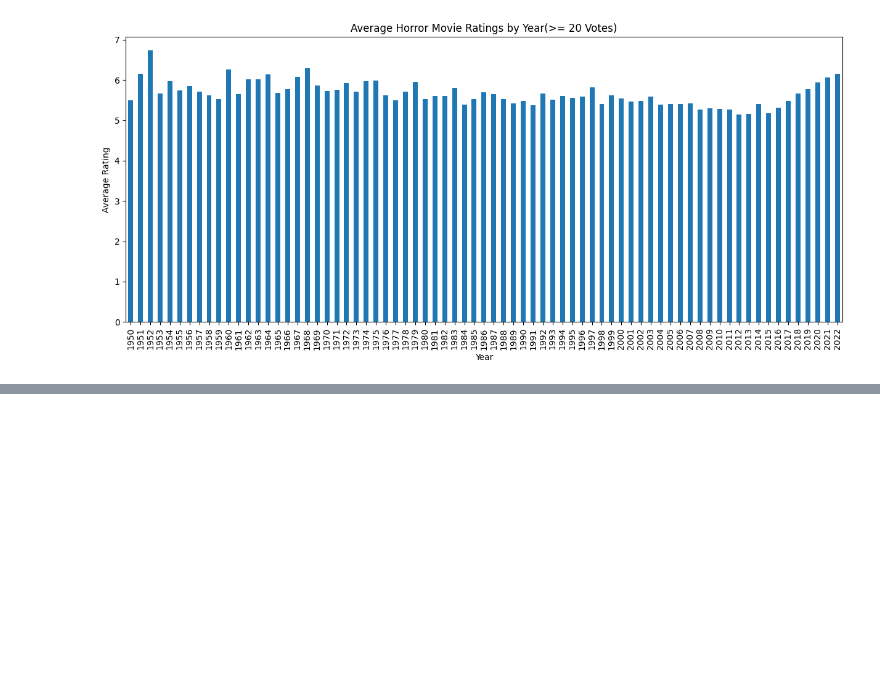
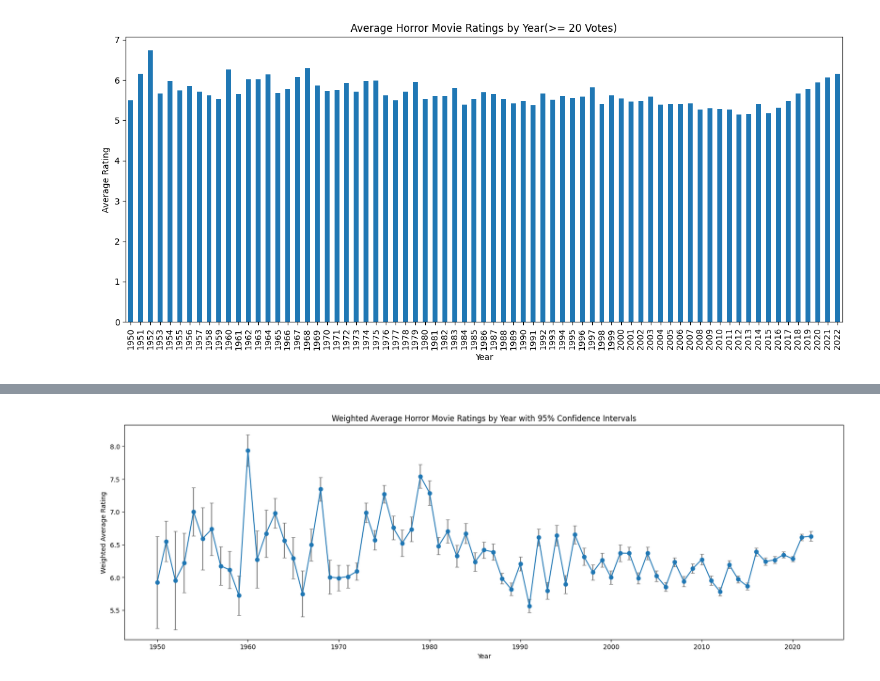
Before and after one commit to ashley-skidmore/horror_movie_playground, a Jupyter notebook: notebooks/horror_by_year.ipynb, the cells around one changed output, grey strips where cells are left out. Cells and saved outputs as stored; diff of their text form; code cells hidden in the pictures; blank space fills up the shorter version.

```diff
--- a/notebooks/horror_by_year.ipynb
+++ b/notebooks/horror_by_year.ipynb
@@ -291,0 +370,37 @@ plt.show()
+# %%
+#Defining a function to handle the weighted mean
+def weighted_mean(x): #x is a subset of the grouped DataFrame representing the rows for each year
+    return np.average(x['vote_average'], weights=x['vote_count']) #For each movie, we're multiplying the 'vote_average' by the 'vote_count' and dividing by the total votes for the year
+
+#Group by year and apply the function to the new variable
+grouped = horror_filtered.groupby('year')
+weighted_means = grouped.apply(weighted_mean)
+
+#Define a function to calculate weighted standard error
+def weighted_se(x):
+    #assigns 'weights' the value of votes per year
+    weights = x['vote_count']
+    #calculating a weighted average of x['vote_average'] using its value in 'weights'
+    average = np.average(x['vote_average'], weights=weights)
+    #calculating the difference between each rating and its weighted rating, squaring to eliminate negatives and emphasize large differences, then calculating an average
+    variance = np.average((x['vote_average'] - average) ** 2, weights=weights)
+    #FINALLY we calculate the weighted standard error by multiplying variance by the number of movies and finding the square root of that result
+    return np.sqrt(variance / len(x))
+
+#Apply the function to calculate the weighted standard error for grouped
+weighted_se = grouped.apply(weighted_se)
+
+#Calculate confidence interval
+ci_lower = weighted_means - 1.96 * weighted_se
+ci_upper = weighted_means + 1.96 * weighted_se
+# %%
+plt.figure(figsize=(20,6))
+plt.errorbar(weighted_means.index, weighted_means, yerr=1.96 * weighted_se, fmt='-o', ecolor='gray', capsize=3)
+
+plt.xlabel('Year')
+plt.ylabel('Weighted Average Rating')
+plt.title('Weighted Average Horror Movie Ratings by Year with 95% Confidence Intervals')
+
+plt.show()
+# %% [output]
+[figure, added]
```
Also changed, not shown: parts of 14 cells of this notebook.
